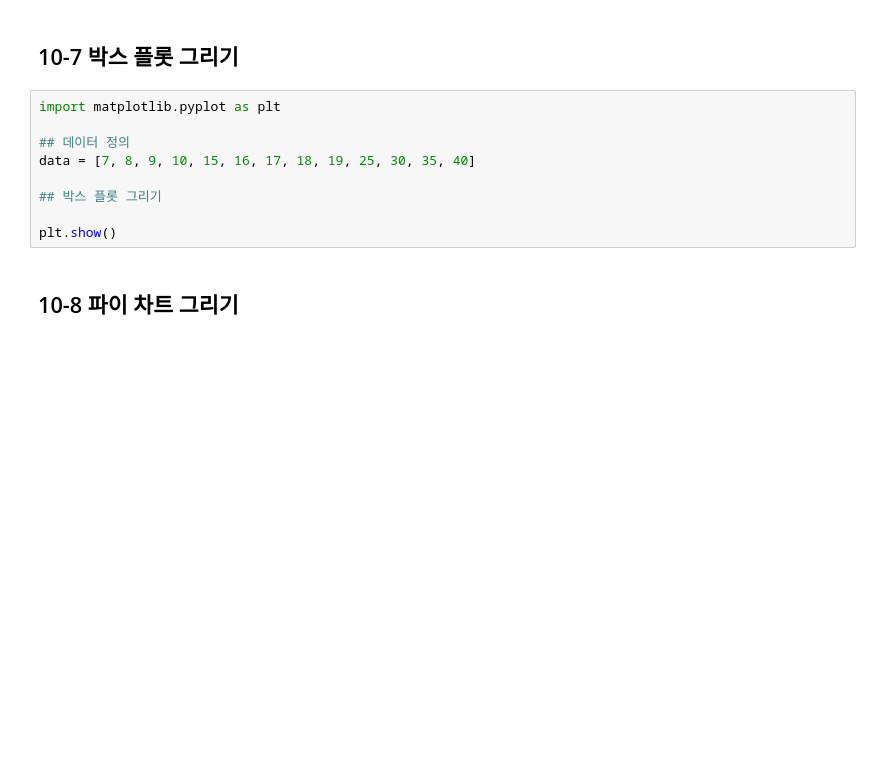
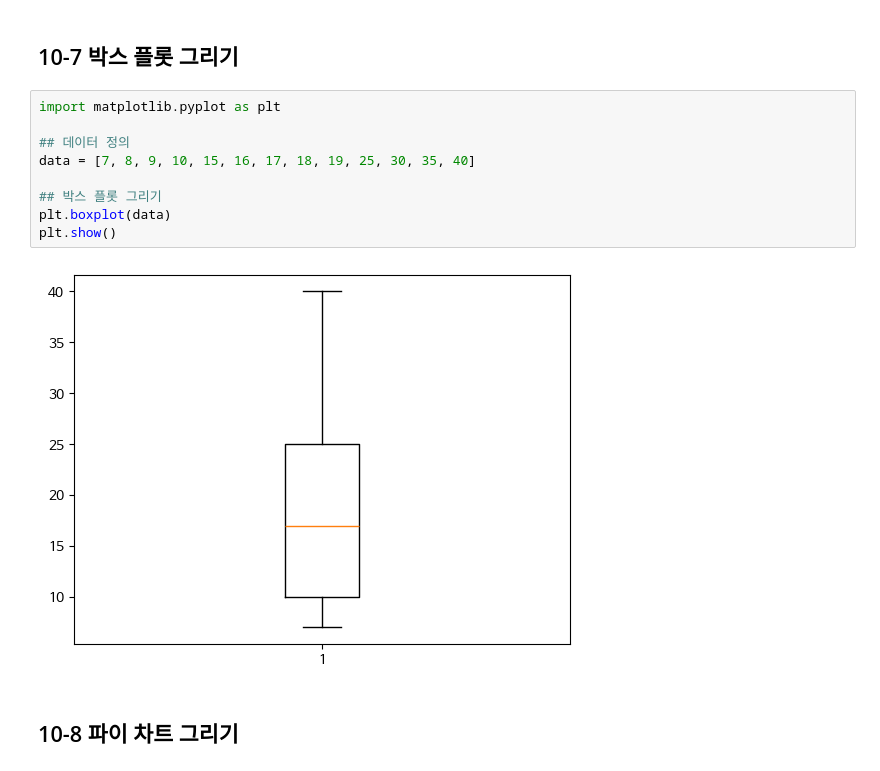
Before and after one commit to akatwinkle/bab_bab, a Jupyter notebook: 오픈소스_데이터_분석_10강.ipynb, the cells around one changed output. Cells and saved outputs as stored; diff of their text form; blank space fills up the shorter version.

```diff
--- a/오픈소스_데이터_분석_10강.ipynb
+++ b/오픈소스_데이터_분석_10강.ipynb
@@ -172,12 +172,14 @@ plt.show()
 # %%
 import matplotlib.pyplot as plt
 
 ## 데이터 정의
 data = [7, 8, 9, 10, 15, 16, 17, 18, 19, 25, 30, 35, 40]
 
 ## 박스 플롯 그리기
-
+plt.boxplot(data)
 plt.show()
+# %% [output]
+[figure, added]
 # %% [markdown]
 ## 10-8 파이 차트 그리기
 # %%
```
Also changed, not shown: parts of 15 cells of this notebook.
